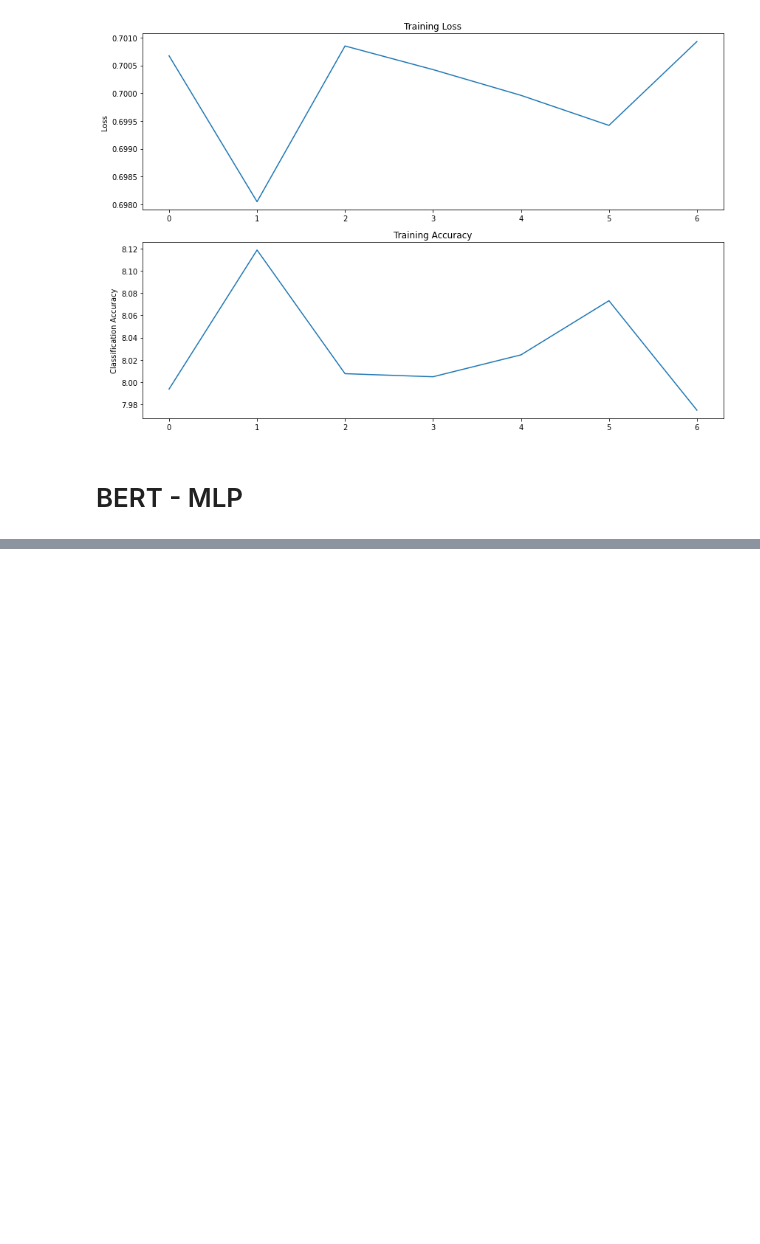
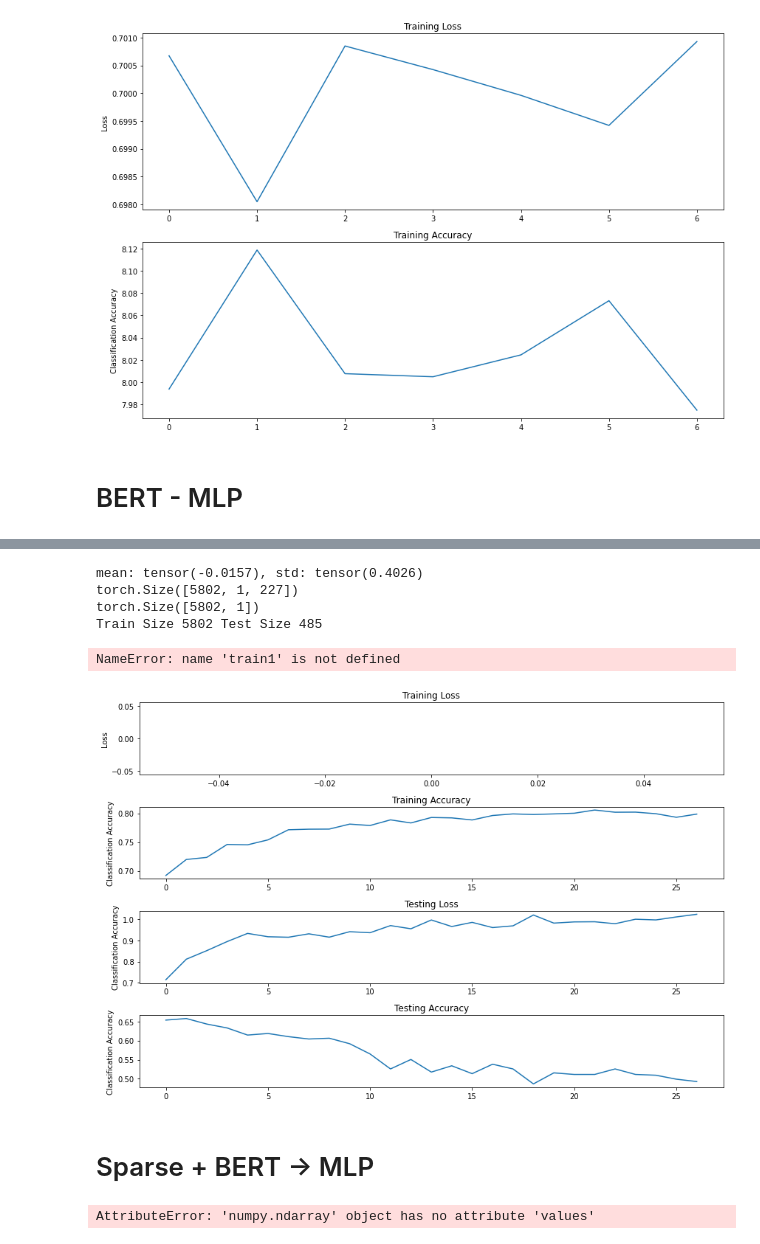
Before and after one commit to zzunebye/Capstone-code-data, a Jupyter notebook: _CLF_MLP.ipynb, the cells around one changed output, grey strips where cells are left out. Saved outputs shown, nothing was run; the diff lists cells and outputs as text; code cells hidden in the pictures; blank space fills up the shorter version.

```diff
--- a/_CLF_MLP.ipynb
+++ b/_CLF_MLP.ipynb
@@ -720,0 +983,26 @@ test_dataset = TensorDataset(tensor_x2,tensor_y2)
+# %%
+# Initialize WeightedRandomSampler to deal with the unbalanced dataset
+counts = np.bincount(pheme_y.values)
+labels_weights = 1. / counts
+weights = labels_weights[pheme_y.values]
+train_sampler = WeightedRandomSampler(weights, len(weights))
+test_sampler = SequentialSampler(tensor_x2)
+
+batch_size=32
+
+train_dataloader = DataLoader(train_dataset, batch_size=batch_size, sampler=train_sampler, num_workers=2)
+test_dataloader = DataLoader(test_dataset, batch_size=batch_size, shuffle=False, num_workers=2)
+
+data = next(iter(train_dataloader))
+print("mean: %s, std: %s" %(data[0].mean(), data[0].std()))
+
+train_size = int(tensor_y1.size(0))
+test_size = int(tensor_y2.size(0))
+print(tensor_x1.shape)
+print(tensor_y1.shape)
+print("Train Size",train_size,"Test Size",test_size)
+# %% [output]
+mean: tensor(-0.0157), std: tensor(0.4026)
+torch.Size([5802, 1, 227])
+torch.Size([5802, 1])
+Train Size 5802 Test Size 485
@@ -720,0 +1026,38 @@ test_dataset = TensorDataset(tensor_x2,tensor_y2)
+# %%
+model_w2vsparse = W2V_sparse_net()
+import torch.optim as optim
+
+criterion = nn.BCEWithLogitsLoss()
+# optimizer = optim.SGD(model.parameters(), lr=0.001, momentum=0.9)
+optimizer = optim.Adam(model_w2vsparse.parameters(), lr=5e-5, eps=1e-8, weight_decay=1e-6)
+# scheduler = lr_scheduler.ExponentialLR(optimizer, gamma= 0.99)
+train_loss = []
+train_accuracy = []
+
+epochs = 100
+
+total_steps = len(train_dataloader) * epochs
+scheduler = get_linear_schedule_with_warmup(optimizer,
+                                            num_warmup_steps=0,  # Default value
+                                            num_training_steps=total_steps)
+
+PATH = "./Model/state_dict_w2v_sparse_model.pt"
+# %%
+train_acc, train_loss, val_acc, val_loss_list = train1(model=model_w2vsparse, num_epochs=epochs, criterion=criterion, optimizer=optimizer, train_loader=train_dataloader, train_size=train_size, test_loader=test_dataloader, test_size=test_size, PATH=PATH)
+# %% [output]
+NameError: name 'train1' is not defined
+# %%
+clf_report(train_loss, train_acc, val_loss_list, val_acc)
+# %% [output]
+[figure, added]
+# %% [markdown]
+# Sparse + BERT -> MLP
+# %%
+from sklearn.preprocessing import StandardScaler
+scaler = StandardScaler()
+pheme_sparse = scaler.fit_transform(pheme_sparse.values)
+sparse_bert = np.concatenate([pheme_sparse, pheme_bert.values],axis=1)
+ext_sparse = scaler.fit_transform(ext_sparse.values)
+sparse_bert_ext = np.concatenate([ext_sparse, ext_bert.values],axis=1)
+# %% [output]
+AttributeError: 'numpy.ndarray' object has no attribute 'values'
```
Also changed, not shown: parts of 39 cells of this notebook, 3 other files.
